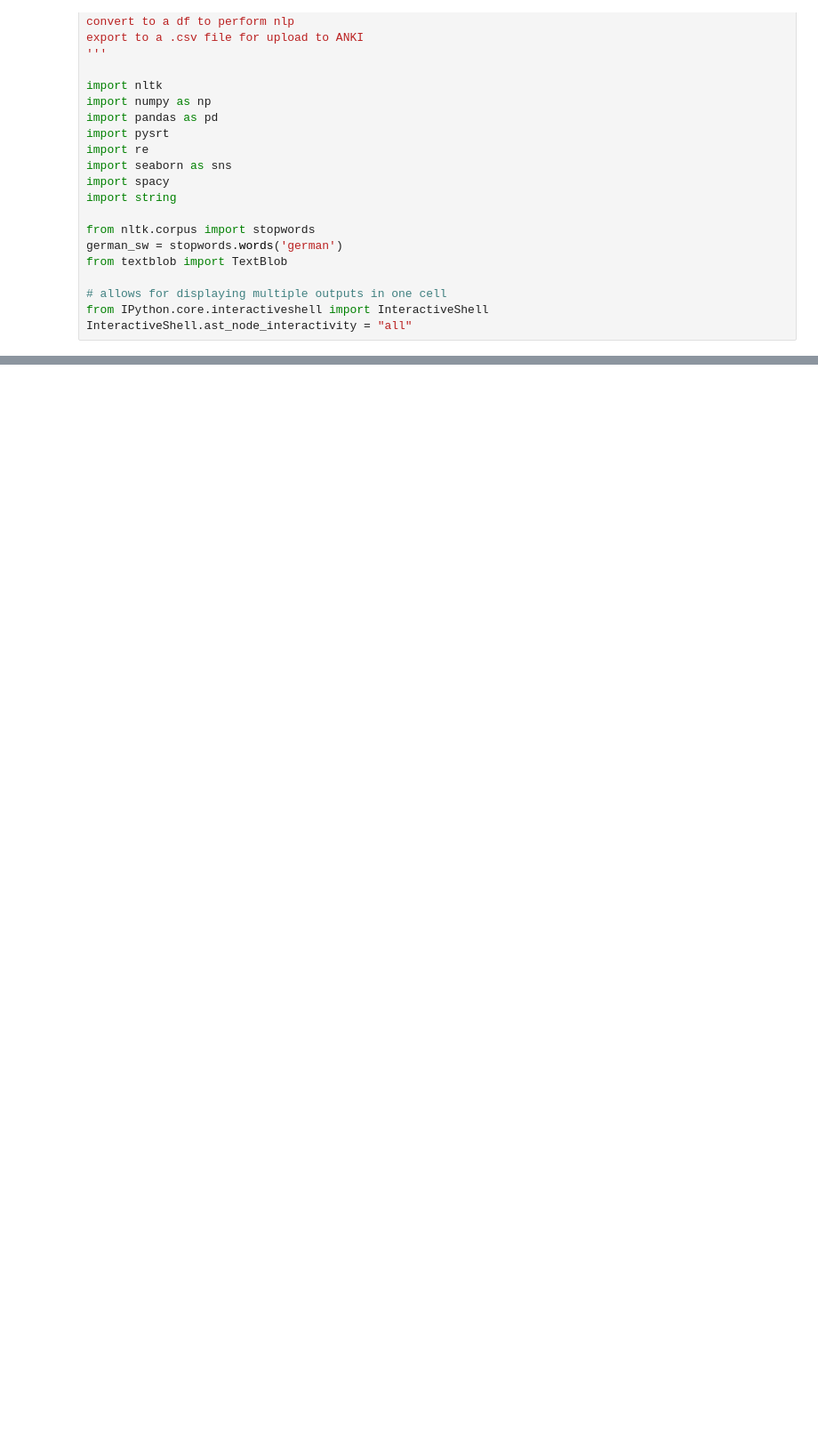
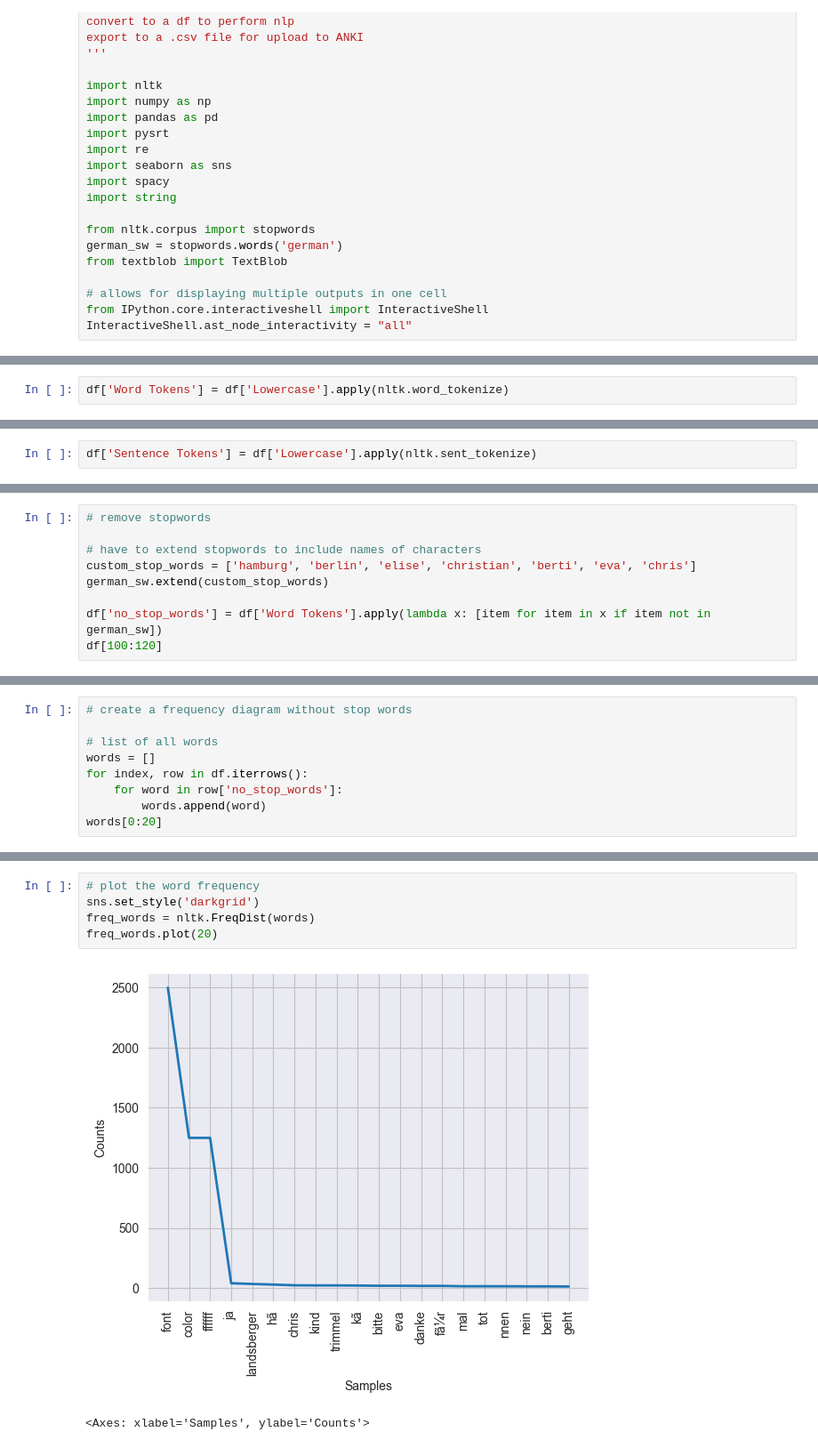
Before and after one commit to vsulli/SRT2CSV, a Jupyter notebook: SRT2CSV.ipynb, the cells around one changed output, grey strips where cells are left out. Shown at 89% size. Drawn from its saved outputs; the diff is of its cells as text; blank space fills up the shorter version.

Commit message:
added tokens, stopwords, punctuation

```diff
--- a/SRT2CSV.ipynb
+++ b/SRT2CSV.ipynb
@@ -41,0 +152,2 @@ UnicodeDecodeError: 'utf-8' codec can't decode bytes in position 0-1: invalid co
+# %%
+df['Word Tokens'] = df['Lowercase'].apply(nltk.word_tokenize)
@@ -41,0 +170,2 @@ UnicodeDecodeError: 'utf-8' codec can't decode bytes in position 0-1: invalid co
+# %%
+df['Sentence Tokens'] = df['Lowercase'].apply(nltk.sent_tokenize)
@@ -41,0 +188,9 @@ UnicodeDecodeError: 'utf-8' codec can't decode bytes in position 0-1: invalid co
+# %%
+# remove stopwords
+
+# have to extend stopwords to include names of characters
+custom_stop_words = ['hamburg', 'berlin', 'elise', 'christian', 'berti', 'eva', 'chris']
+german_sw.extend(custom_stop_words)
+
+df['no_stop_words'] = df['Word Tokens'].apply(lambda x: [item for item in x if item not in german_sw])
+df[100:120]
@@ -41,0 +238,9 @@ UnicodeDecodeError: 'utf-8' codec can't decode bytes in position 0-1: invalid co
+# %%
+# create a frequency diagram without stop words
+
+# list of all words
+words = []
+for index, row in df.iterrows():
+    for word in row['no_stop_words']:
+        words.append(word)
+words[0:20]
@@ -41,0 +268,8 @@ UnicodeDecodeError: 'utf-8' codec can't decode bytes in position 0-1: invalid co
+# %%
+# plot the word frequency
+sns.set_style('darkgrid')
+freq_words = nltk.FreqDist(words)
+freq_words.plot(20)
+# %% [output]
+[figure, added]
+<Axes: xlabel='Samples', ylabel='Counts'>
```
Also changed, not shown: parts of 18 cells of this notebook.
